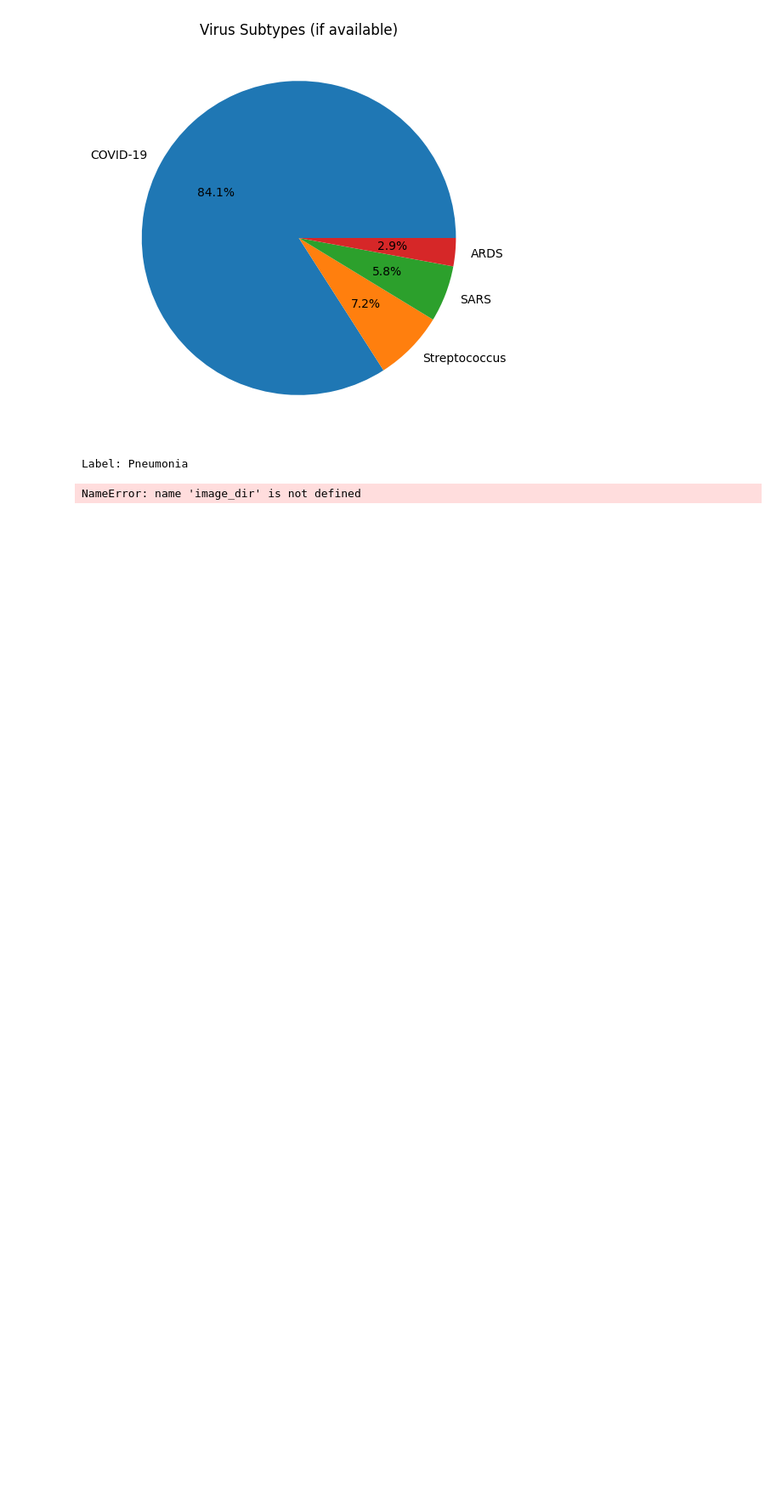
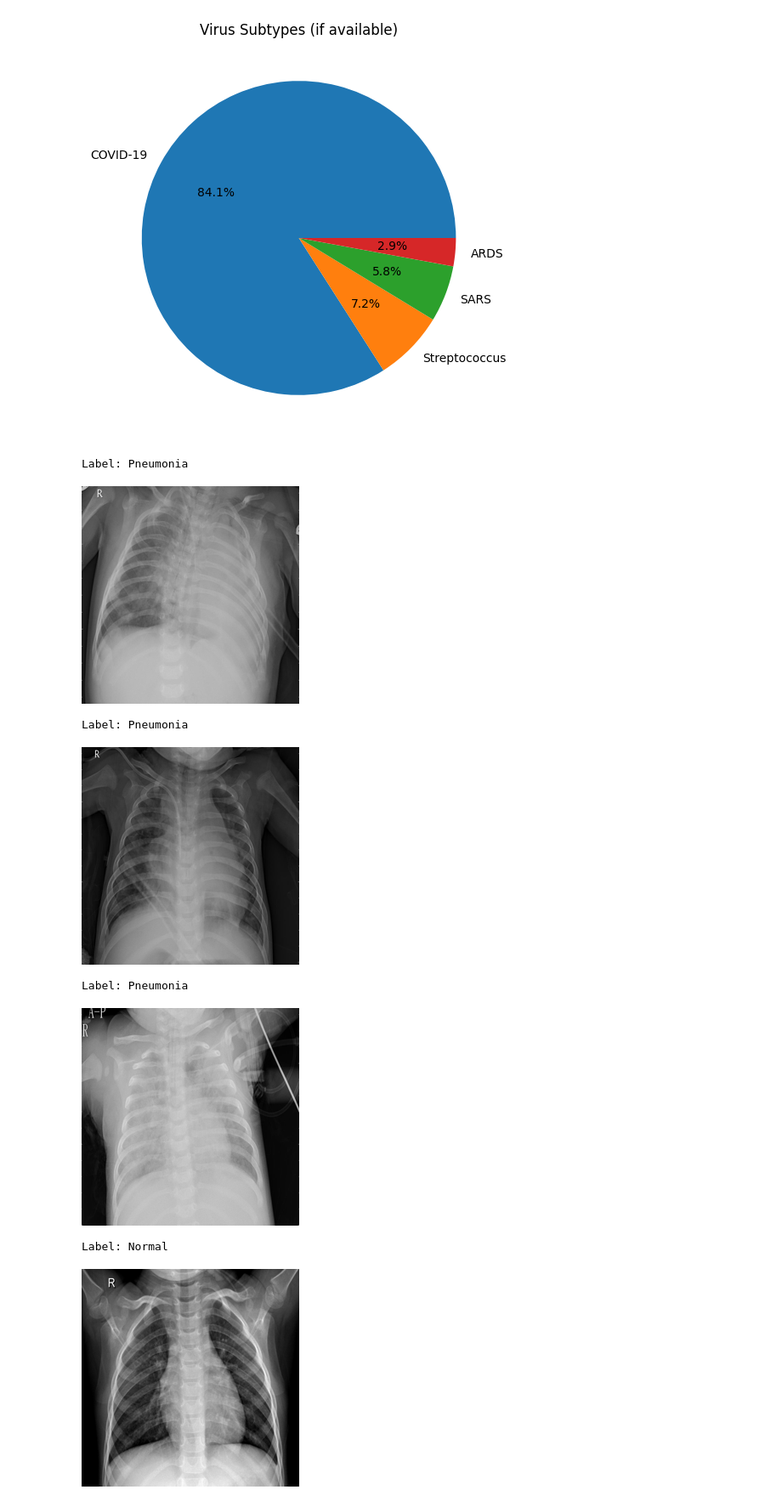
Before and after one commit to WyattLamberth/covid-detection, a Jupyter notebook: notebooks/dataset_exploration.ipynb, the cells around one changed output. Shown: that part at 85% size. Cells and saved outputs as stored; diff of their text form; code cells hidden in the pictures; blank space fills up the shorter version.

Commit message:
modified notebook to use defined paths

```diff
--- a/notebooks/dataset_exploration.ipynb
+++ b/notebooks/dataset_exploration.ipynb
@@ -4,9 +4,14 @@ import os
 import matplotlib.pyplot as plt
 import seaborn as sns
 from PIL import Image
+import sys
 
-# Load metadata
-meta_path = '/Users/gabe/Academic/covid-detection/data/raw/Chest_xray_Corona_Metadata.csv'
+# Add the project root to Python path to import from utils
+sys.path.append('..')
+from utils.paths import RAW_DATA_DIR
+
+# Load metadata using paths from paths.py
+meta_path = os.path.join(RAW_DATA_DIR, 'Chest_xray_Corona_Metadata.csv')
 df = pd.read_csv(meta_path)
 
 # Initial shape and columns
@@ -77,14 +82,29 @@ plt.show()
 # %%
 from IPython.display import display
 
-image_dir = 'data/raw/Coronahack-Chest-XRay-Dataset/Coronahack-Chest-XRay-Dataset/train'
+# Use the RAW_DATA_DIR from paths.py
+image_dir = os.path.join(RAW_DATA_DIR, 'Coronahack-Chest-XRay-Dataset', 'Coronahack-Chest-XRay-Dataset', 'train')
+
+# Verify the directory exists
+if not os.path.exists(image_dir):
+    print(f"Warning: Directory doesn't exist: {image_dir}")
+    print(f"Contents of {RAW_DATA_DIR}: {os.listdir(RAW_DATA_DIR)}")
 
 sample_df = df[df['Label'].isin(['Normal', 'Pneumonia'])].sample(4, random_state=1)
 
 for _, row in sample_df.iterrows():
     print(f"Label: {row['Label']}")
     img_path = os.path.join(image_dir, row['X_ray_image_name'])
-    display(Image.open(img_path).convert("RGB").resize((256, 256)))
+    if os.path.exists(img_path):
+        display(Image.open(img_path).convert("RGB").resize((256, 256)))
+    else:
+        print(f"Image not found: {img_path}")
 # %% [output]
 Label: Pneumonia
+[figure, added]
-NameError: name 'image_dir' is not defined
+Label: Pneumonia
+[figure, added]
+Label: Pneumonia
+[figure, added]
+Label: Normal
+[figure, added]
```
